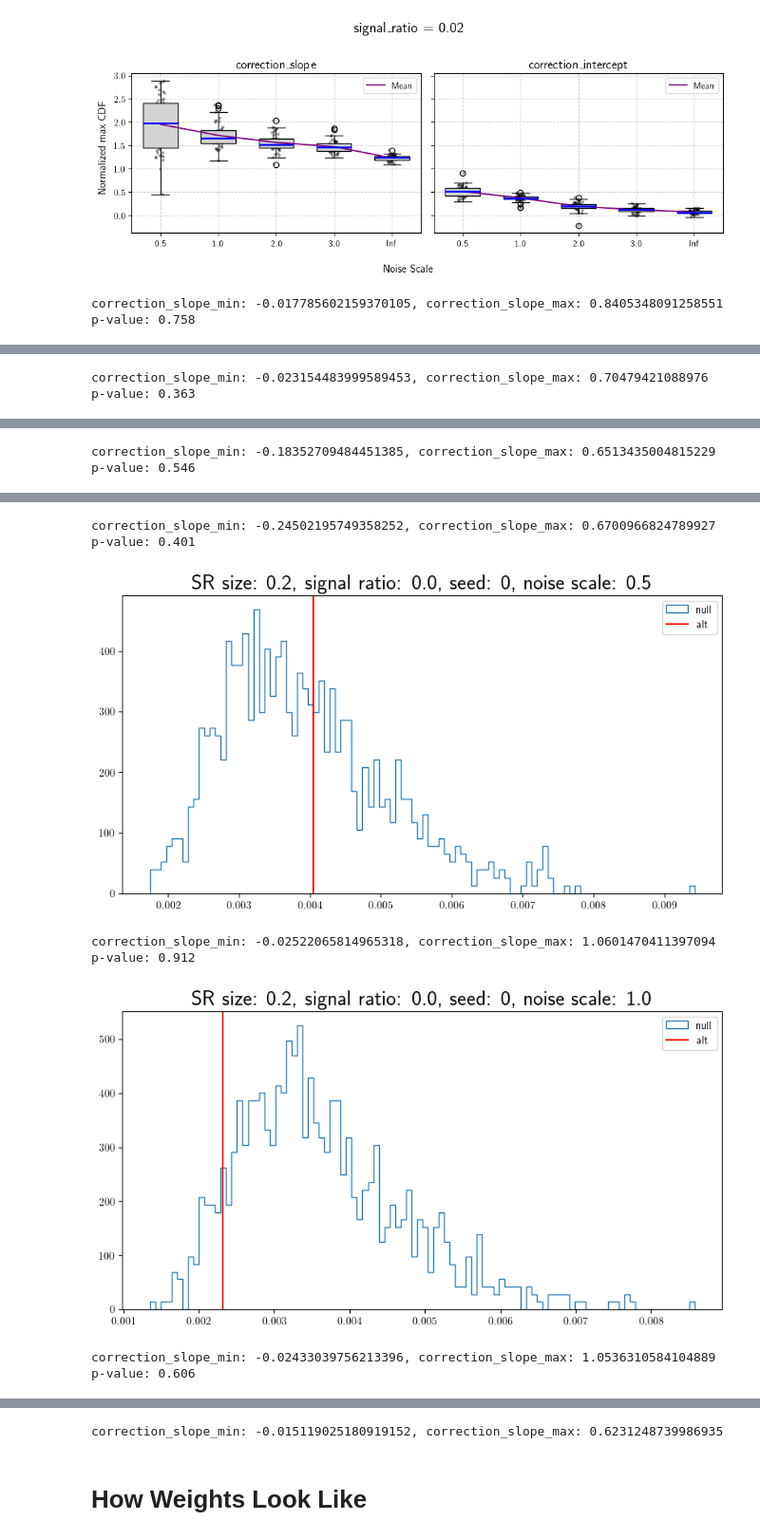
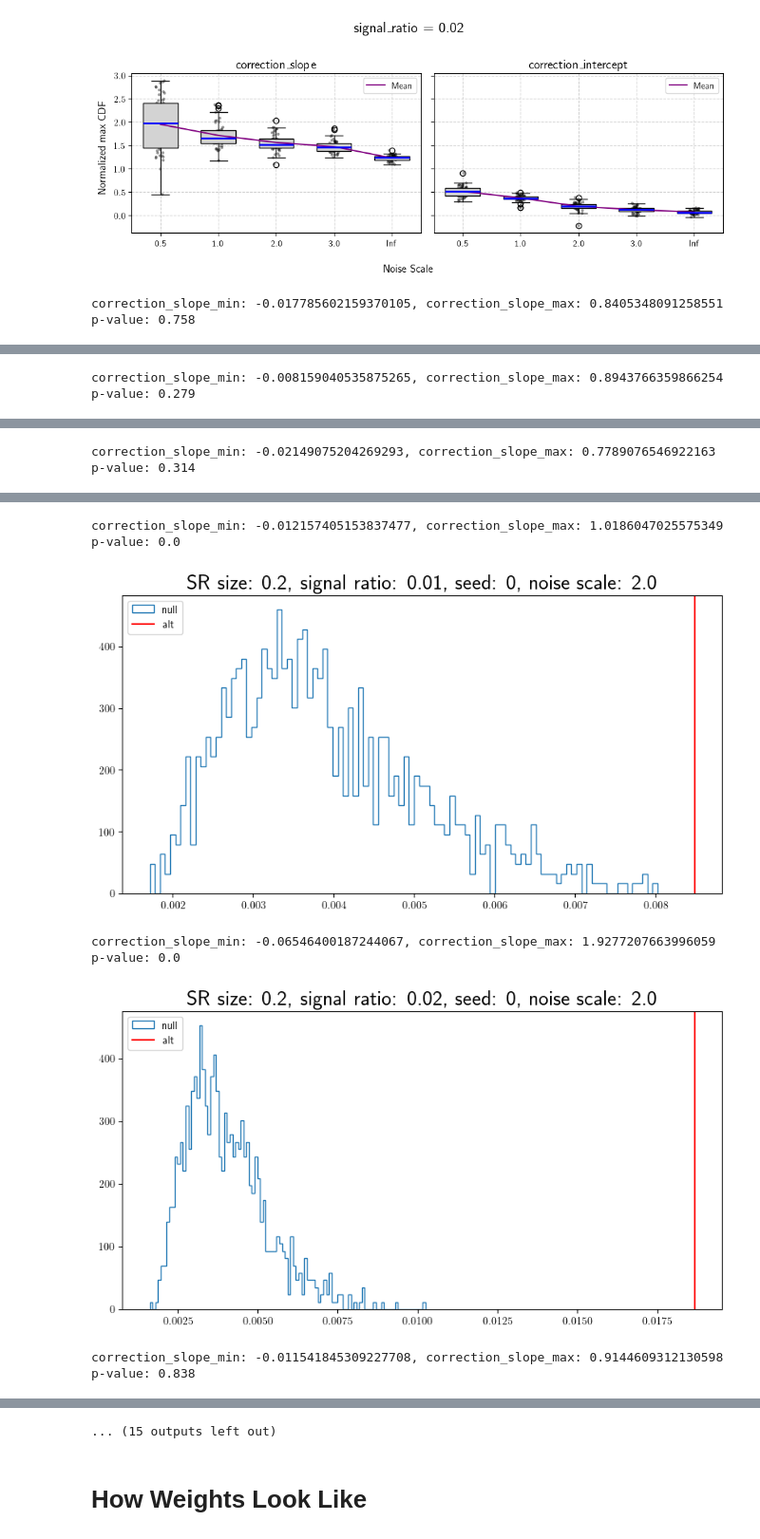
Before and after one commit to soheunyi/SRFinder, a Jupyter notebook: soheun/notebooks/250612_ks_bootstrap.ipynb, the cells around one changed output, grey strips where cells are left out. Shown at 95% size. Saved outputs shown, nothing was run; the diff lists cells and outputs as text; code cells hidden in the pictures.

```diff
--- a/soheun/notebooks/250612_ks_bootstrap.ipynb
+++ b/soheun/notebooks/250612_ks_bootstrap.ipynb
@@ -49,5 +48,9 @@ from correct_systematic_error import get_histograms, get_quantiles_with_weights
 metadata = TrainingInfo.load_metadata()
 
 from tqdm import tqdm
+# %%
+n_reps = 1000
+cdf_mode = "mean"
+storage = f"affine_correction_and_ks_poisson_bootstrap_n_reps={n_reps}_cdf_mode={cdf_mode}"
 # %%
 from tqdm import tqdm
@@ -145,11 +132,13 @@ for i in range(5):
 # %%
-results_df["reject_null"] = results_df["p_value"] <= sig_level
+results_df["reject_null_correction"] = results_df["p_value_correction"] <= sig_level
+results_df["reject_null_no_correction"] = results_df["p_value_no_correction"] <= sig_level
 pd.set_option("display.max_rows", 100)
 for signal_ratio in [0.0, 0.005, 0.0075, 0.01, 0.02]:
     print(f"signal_ratio = {signal_ratio}")
     tmp_df = results_df[results_df["signal_ratio"] == signal_ratio]
     tmp_df = tmp_df.groupby(["SR_size", "noise_scale"]).agg({
-        "reject_null": "mean"
+        "reject_null_correction": "mean",
+        "reject_null_no_correction": "mean"
     })
     display(tmp_df)
 # %% [output]
@@ -250,0 +242,12 @@ signal_ratio = 0.02
+# %%
+results_df["reject_null_correction"] = results_df["p_value_correction"] <= sig_level
+results_df["reject_null_no_correction"] = results_df["p_value_no_correction"] <= sig_level
+pd.set_option("display.max_rows", 100)
+for signal_ratio in [0.0, 0.005, 0.0075, 0.01, 0.02]:
+    print(f"signal_ratio = {signal_ratio}")
+    tmp_df = results_df[results_df["signal_ratio"] == signal_ratio]
+    tmp_df = tmp_df.groupby(["SR_size", "noise_scale"]).agg({
+        "reject_null_correction": "mean",
+        "reject_null_no_correction": "mean"
+    })
+    display(tmp_df)
@@ -443,7 +542,7 @@ signal_ratios = np.array([metadata[hash_]["dataset"]["signal_ratio"] for hash_ i
 seeds = np.array([metadata[hash_]["dataset"]["seed"] for hash_ in hashes])
 hashes = np.array(hashes)
 
-hashes = hashes[np.lexsort((seeds, signal_ratios))]
+hashes = hashes[np.lexsort((signal_ratios, seeds))]
 
 for hash_ in hashes:
     CR_fvt_tinfo = TrainingInfo.load(hash_)
@@ -464,6 +563,9 @@ for hash_ in hashes:
 
     smeared_tinfo = TrainingInfo.load(SR_stats_hashes[0])
     noise_scale = smeared_tinfo.hparams["smearing"]["noise_scale"]
+    if noise_scale != 2.0:
+        continue
+
     msamples = MotherSamples.load(smeared_tinfo.ms_hash)
     events_train = events_from_scdinfo(
         msamples.scdinfo[smeared_tinfo.ms_idx], FEATURES, signal_filename
@@ -522,6 +624,7 @@ for hash_ in hashes:
         n_reps=1000,
         random_seed=0,
         do_tqdm=False,
+        n_jobs=4,
     )
 
     alt_max_cdf_diff = max_cdf_diff(
@@ -544,5 +647,5 @@ for hash_ in hashes:
 correction_slope_min: -0.017785602159370105, correction_slope_max: 0.8405348091258551
 p-value: 0.758
 [figure]
-correction_slope_min: -0.023154483999589453, correction_slope_max: 0.70479421088976
-p-value: 0.363
+correction_slope_min: -0.008159040535875265, correction_slope_max: 0.8943766359866254
+p-value: 0.279
@@ -550,2 +653,2 @@ p-value: 0.363
-correction_slope_min: -0.18352709484451385, correction_slope_max: 0.6513435004815229
-p-value: 0.546
+correction_slope_min: -0.02149075204269293, correction_slope_max: 0.7789076546922163
+p-value: 0.314
@@ -553,8 +656,8 @@ p-value: 0.546
-correction_slope_min: -0.24502195749358252, correction_slope_max: 0.6700966824789927
-p-value: 0.401
+correction_slope_min: -0.012157405153837477, correction_slope_max: 1.0186047025575349
+p-value: 0.0
-[figure, old version]
+[figure, new version]
-correction_slope_min: -0.02522065814965318, correction_slope_max: 1.0601470411397094
-p-value: 0.912
+correction_slope_min: -0.06546400187244067, correction_slope_max: 1.9277207663996059
+p-value: 0.0
-[figure, old version]
+[figure, new version]
-correction_slope_min: -0.02433039756213396, correction_slope_max: 1.0536310584104889
-p-value: 0.606
+correction_slope_min: -0.011541845309227708, correction_slope_max: 0.9144609312130598
+p-value: 0.838
@@ -562,4 +665,4 @@ p-value: 0.606
-correction_slope_min: -0.015119025180919152, correction_slope_max: 0.6231248739986935
+... (15 outputs left out)
 # %% [markdown]
 # How Weights Look Like
 # %%
```
Also changed, not shown: parts of 9 cells of this notebook, 8 other files.
